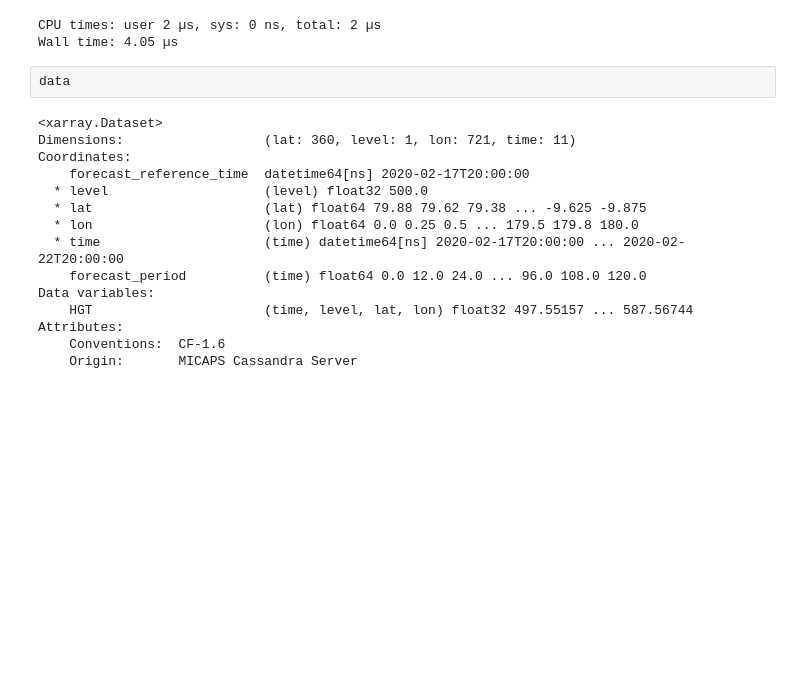
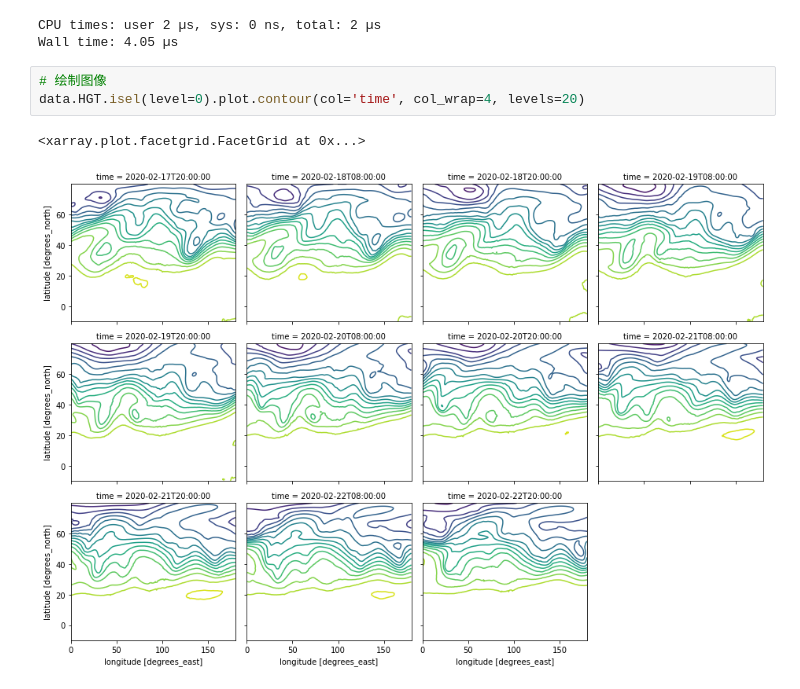
Before and after one commit to nmcdev/nmc_met_io, a Jupyter notebook: examples/01 retrieve_micaps_model_data.ipynb, the cells around one changed output. Cells and saved outputs as stored; diff of their text form; blank space fills up the shorter version.

```diff
--- a/examples/01 retrieve_micaps_model_data.ipynb
+++ b/examples/01 retrieve_micaps_model_data.ipynb
@@ -198,20 +198,9 @@ data = get_model_grids(directory, filenames, varname='HGT', varattrs={'long_name
 # %% [output]
 CPU times: user 2 µs, sys: 0 ns, total: 2 µs
 Wall time: 4.05 µs
-# %%
-data
-# %% [output]
-<xarray.Dataset>
-Dimensions:                  (lat: 360, level: 1, lon: 721, time: 11)
-Coordinates:
-    forecast_reference_time  datetime64[ns] 2020-02-17T20:00:00
-  * level                    (level) float32 500.0
-  * lat                      (lat) float64 79.88 79.62 79.38 ... -9.625 -9.875
-  * lon                      (lon) float64 0.0 0.25 0.5 ... 179.5 179.8 180.0
-  * time                     (time) datetime64[ns] 2020-02-17T20:00:00 ... 2020-02-22T20:00:00
-    forecast_period          (time) float64 0.0 12.0 24.0 ... 96.0 108.0 120.0
-Data variables:
-    HGT                      (time, level, lat, lon) float32 497.55157 ... 587.56744
-Attributes:
-    Conventions:  CF-1.6
-    Origin:       MICAPS Cassandra Server
+# %%
+# 绘制图像
+data.HGT.isel(level=0).plot.contour(col='time', col_wrap=4, levels=20)
+# %% [output]
+<xarray.plot.facetgrid.FacetGrid at 0x...>
+[figure, added]
```
Also changed, not shown: parts of 1 cell of this notebook, 3 other files.
